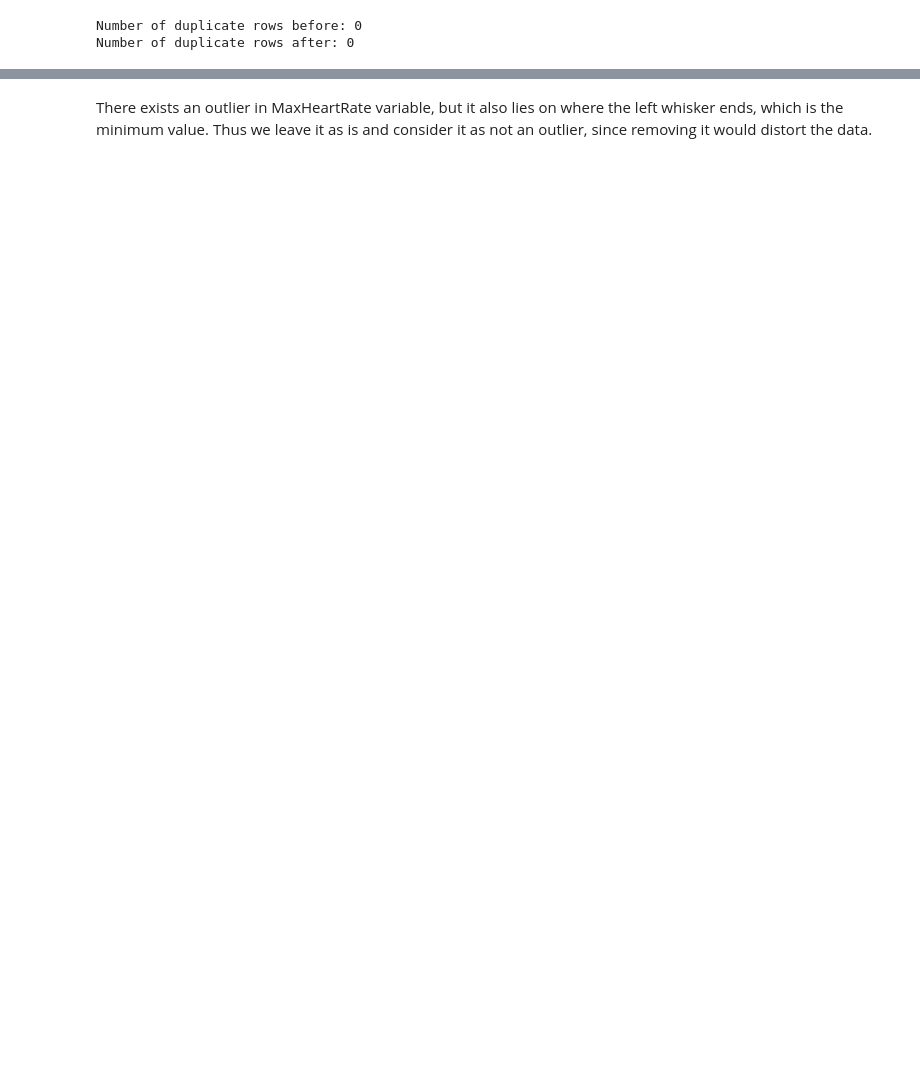
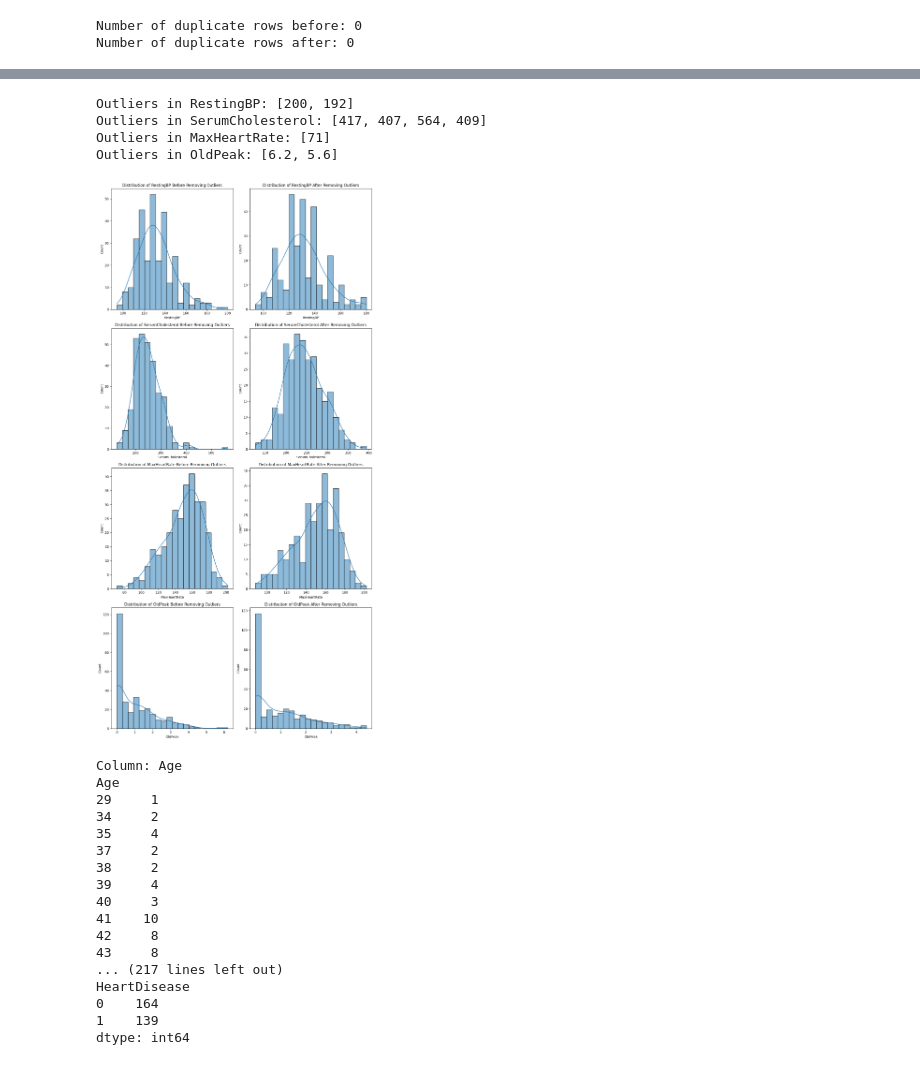
Before and after one commit to Brynlai/DataScienceHeartDiseaseAssignment, a Jupyter notebook: NoRemoveOutliers.ipynb, the cells around one changed output, grey strips where cells are left out. Saved outputs shown, nothing was run; the diff lists cells and outputs as text; code cells hidden in the pictures; blank space fills up the shorter version.

```diff
--- a/NoRemoveOutliers.ipynb
+++ b/NoRemoveOutliers.ipynb
@@ -320,2 +172,59 @@ dtype: int64
-# %% [markdown]
-There exists an outlier in MaxHeartRate variable, but it also lies on where the left whisker ends, which is the minimum value. Thus we leave it as is and consider it as not an outlier, since removing it would distort the data.
+# %%
+def remove_outliers(df, columns, threshold=3):
+    outliers = {}
+    for column in columns:
+        mean = df[column].mean()
+        std = df[column].std()
+        z_scores = np.abs((df[column] - mean) / std)
+        outlier_indices = z_scores >= threshold
+        outliers[column] = df[column][outlier_indices].tolist()
+        df = df[~outlier_indices]
+    return df, outliers
+
+# Specify the columns to check for outliers
+columns_to_check = ['RestingBP', 'SerumCholesterol', 'MaxHeartRate', 'OldPeak']
+
+# Remove outliers from the DataFrame and print the outliers
+df_cleaned, outliers = remove_outliers(df, columns_to_check)
+for column, outlier_list in outliers.items():
+    print(f"Outliers in {column}: {outlier_list}")
+
+# Create distribution plots before and after removing outliers
+fig, axes = plt.subplots(nrows=len(columns_to_check), ncols=2, figsize=(12, 6*len(columns_to_check)))
+for i, column in enumerate(columns_to_check):
+    sns.histplot(df[column], ax=axes[i, 0], kde=True, bins=20)
+    axes[i, 0].set_title(f'Distribution of {column} Before Removing Outliers')
+    sns.histplot(df_cleaned[column], ax=axes[i, 1], kde=True, bins=20)
+    axes[i, 1].set_title(f'Distribution of {column} After Removing Outliers')
+plt.tight_layout()
+plt.show()
+
+for column in df.columns:
+    # Group by the column and get the size of each group
+    group_sizes = df.groupby(column).size()
+    print(f"Column: {column}")
+    print(group_sizes)
+    print()  # Empty line for better readability
+# %% [output]
+Outliers in RestingBP: [200, 192]
+Outliers in SerumCholesterol: [417, 407, 564, 409]
+Outliers in MaxHeartRate: [71]
+Outliers in OldPeak: [6.2, 5.6]
+[figure, added]
+Column: Age
+Age
+29     1
+34     2
+35     4
+37     2
+38     2
+39     4
+40     3
+41    10
+42     8
+43     8
+... (217 lines left out)
+HeartDisease
+0    164
+1    139
+dtype: int64
```
Also changed, not shown: parts of 9 cells of this notebook.
